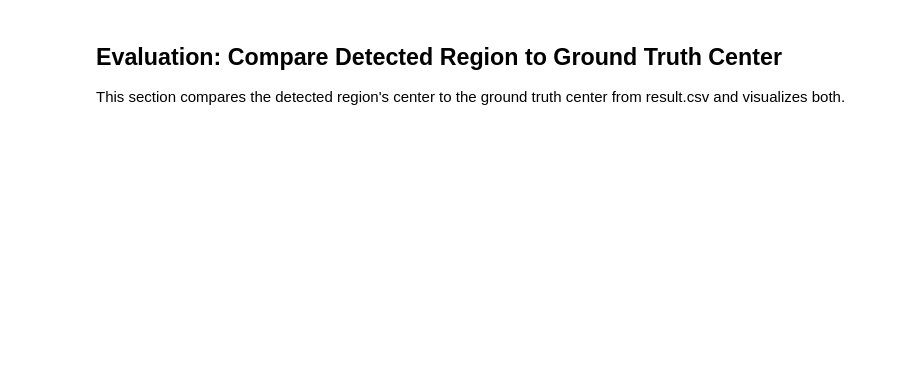
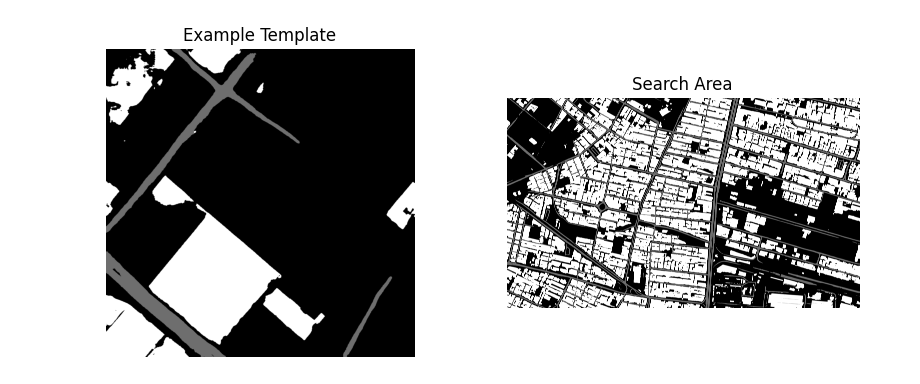
Before and after one commit to Mariihmp/geo_image_matching, a Jupyter notebook: template_matching_keypointHomography.ipynb, the cells around one changed output. Saved outputs shown, nothing was run; the diff lists cells and outputs as text; code cells hidden in the pictures; blank space fills up the shorter version.

```diff
--- a/template_matching_keypointHomography.ipynb
+++ b/template_matching_keypointHomography.ipynb
@@ -145,4 +6,0 @@ plt.show()
-# %% [markdown]
-## Evaluation: Compare Detected Region to Ground Truth Center
-
-This section compares the detected region's center to the ground truth center from result.csv and visualizes both.
@@ -173,0 +7,19 @@ plt.show()
+# %%
+example_dir = Path("matching/tests/1")
+search_image = cv2.imread(str(example_dir / "search_area_mask.png"), 0)
+region_path = sorted((example_dir / "regoins_segments").glob("*.png"))[0]
+template = cv2.imread(str(region_path), 0)
+
+plt.figure(figsize=(10, 4))
+plt.subplot(1, 2, 1)
+plt.imshow(template, cmap='gray')
+plt.title("Example Template")
+plt.axis('off')
+
+plt.subplot(1, 2, 2)
+plt.imshow(search_image, cmap='gray')
+plt.title("Search Area")
+plt.axis('off')
+plt.show()
+# %% [output]
+[figure, added]
```
Also changed, not shown: parts of 18 cells of this notebook, 5 other files.
